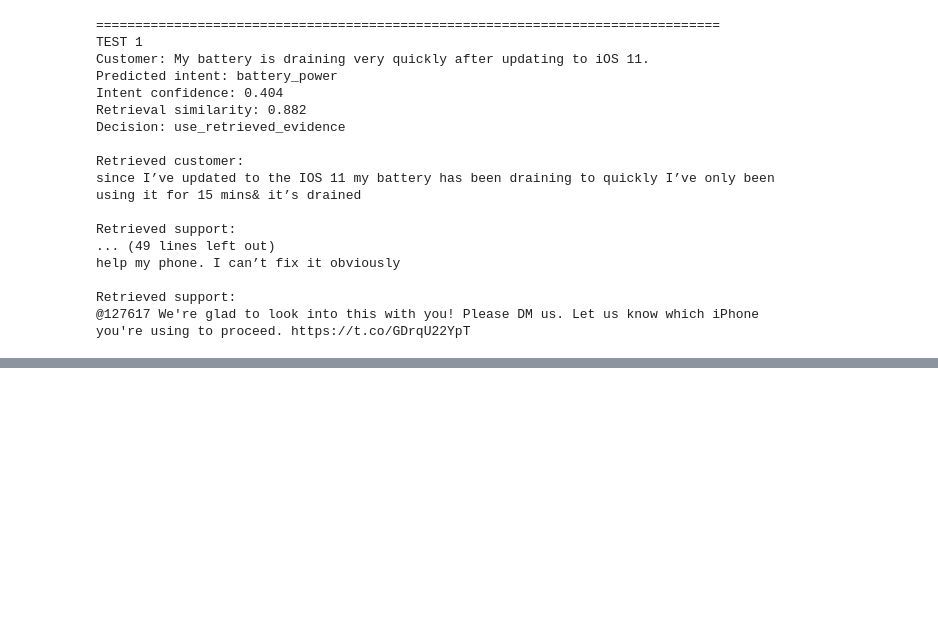
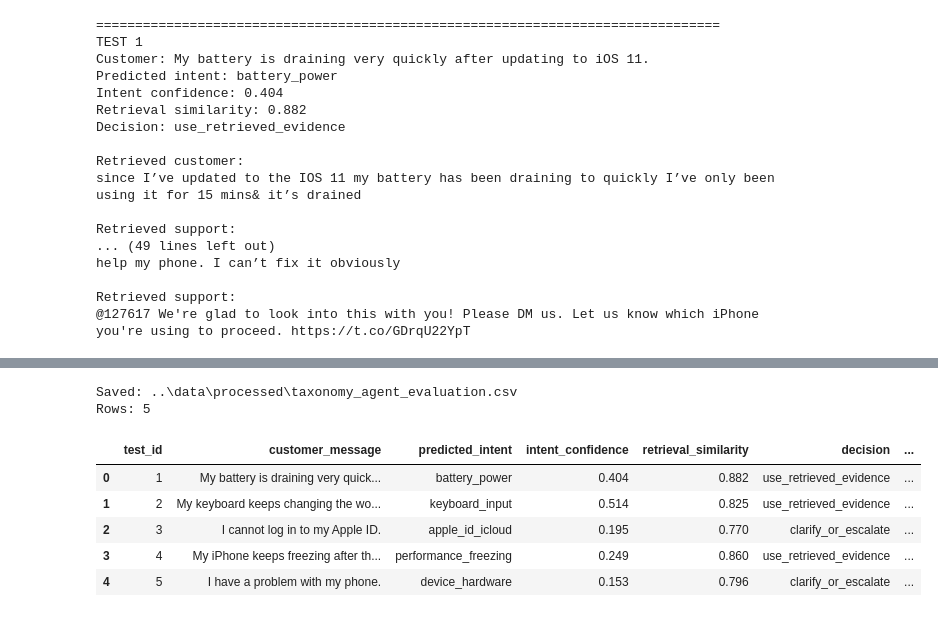
Before and after one commit to shubhanshi01/AppleCustomerService, a Jupyter notebook: hiver-sde-intern/notebooks/05_taxonomy_validation.ipynb, the cells around one changed output, grey strips where cells are left out. Drawn from its saved outputs; the diff is of its cells as text; code cells hidden in the pictures; blank space fills up the shorter version.

Commit message:
Important code modified

```diff
--- a/hiver-sde-intern/notebooks/05_taxonomy_validation.ipynb
+++ b/hiver-sde-intern/notebooks/05_taxonomy_validation.ipynb
@@ -5387,0 +6508,20 @@ Retrieved support:
+# %%
+ # Cell 115 — Final Agent Test
+
+for i, message in enumerate(evaluation_messages, 1):
+
+    result = run_support_agent(message)
+
+    raw_response = generate_support_response(result)
+    final_response = clean_generated_response(raw_response)
+
+    print("=" * 80)
+    print(f"TEST {i}")
+    print(f"Customer: {message}")
+    print(f"Intent: {result['predicted_intent']}")
+    print(f"Confidence: {result['intent_confidence']}")
+    print(f"Retrieval similarity: {result['retrieval_similarity']}")
+    print(f"Decision: {result['decision']}")
+
+    print("\nFinal suggested response:")
+    print(final_response)
@@ -5387,0 +6572,47 @@ Retrieved support:
+# %%
+import pandas as pd
+from pathlib import Path
+
+evaluation_results = []
+
+for i, message in enumerate(evaluation_messages, 1):
+
+    result = run_support_agent(message)
+
+    raw_response = generate_support_response(result)
+
+    final_response = clean_generated_response(raw_response)
+
+    evaluation_results.append({
+        "test_id": i,
+        "customer_message": message,
+        "predicted_intent": result["predicted_intent"],
+        "intent_confidence": result["intent_confidence"],
+        "retrieval_similarity": result["retrieval_similarity"],
+        "decision": result["decision"],
+        "final_response": final_response
+    })
+
+evaluation_df = pd.DataFrame(evaluation_results)
+
+output_dir = Path("../data/processed")
+output_dir.mkdir(parents=True, exist_ok=True)
+
+evaluation_df.to_csv(
+    output_dir / "taxonomy_agent_evaluation.csv",
+    index=False
+)
+
+print("Saved:", output_dir / "taxonomy_agent_evaluation.csv")
+print("Rows:", len(evaluation_df))
+
+display(evaluation_df)
+# %% [output]
+Saved: ..\data\processed\taxonomy_agent_evaluation.csv
+Rows: 5
+|  | test_id | customer_message | predicted_intent | intent_confidence | retrieval_similarity | decision | ... |
+| 0 | 1 | My battery is draining very quick... | battery_power | 0.404 | 0.882 | use_retrieved_evidence | ... |
+| 1 | 2 | My keyboard keeps changing the wo... | keyboard_input | 0.514 | 0.825 | use_retrieved_evidence | ... |
+| 2 | 3 | I cannot log in to my Apple ID. | apple_id_icloud | 0.195 | 0.770 | clarify_or_escalate | ... |
+| 3 | 4 | My iPhone keeps freezing after th... | performance_freezing | 0.249 | 0.860 | use_retrieved_evidence | ... |
+| 4 | 5 | I have a problem with my phone. | device_hardware | 0.153 | 0.796 | clarify_or_escalate | ... |
```
Also changed, not shown: parts of 22 cells of this notebook, 20 other files.
